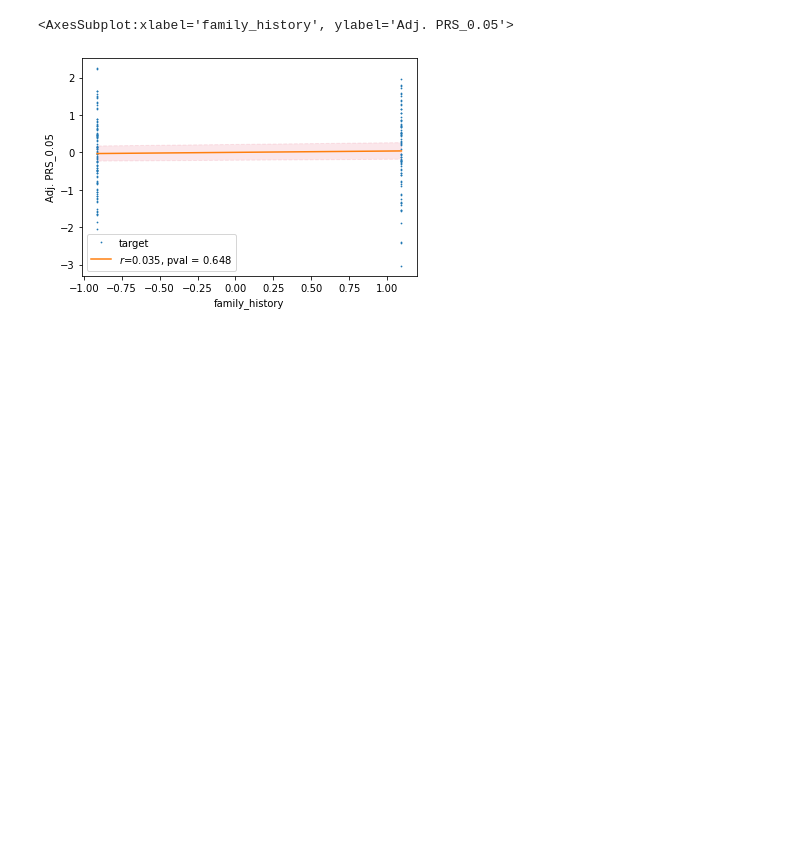
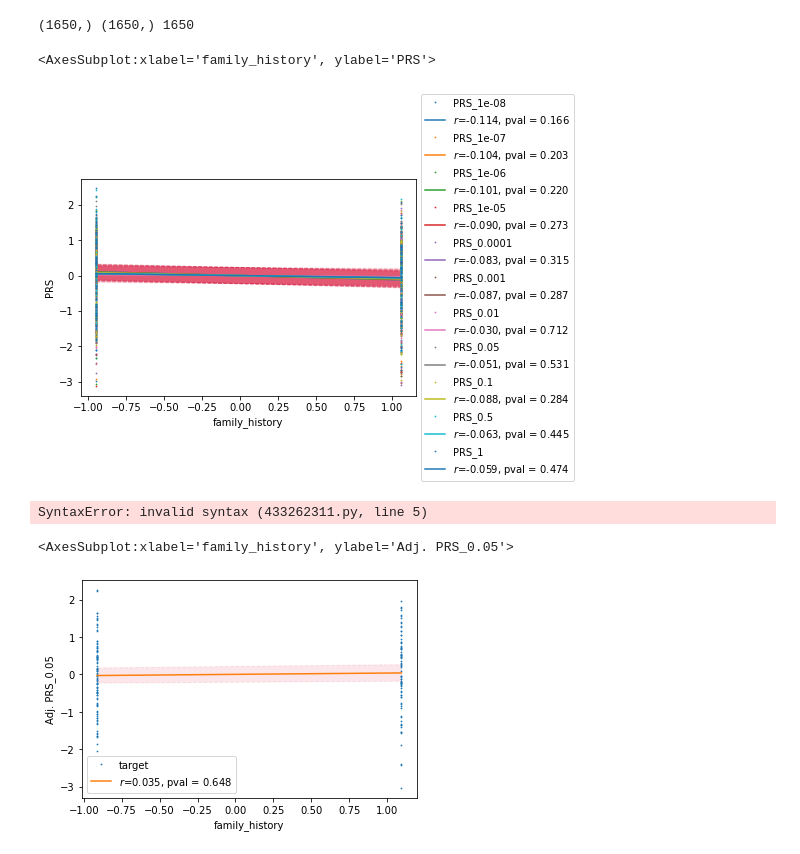
Before and after one commit to lehai-ml/dHCP_genetics, a Jupyter notebook: notebook_results/scz/7_SCZ_outcome_dHCP.ipynb, the cells around one changed output. Cells and saved outputs as stored; diff of their text form; code cells hidden in the pictures; blank space fills up the shorter version.

```diff
--- a/notebook_results/scz/7_SCZ_outcome_dHCP.ipynb
+++ b/notebook_results/scz/7_SCZ_outcome_dHCP.ipynb
@@ -76,3 +76,12 @@ european_volumetric_dataset_term = pd.merge(european_volumetric_dataset_term,dHC
                                            on='ID',how='left')
 mixed_volumetric_dataset_term = pd.merge(mixed_volumetric_dataset_term,dHCP_psychiatry,
                                            on='ID',how='left')
+# %%
+visualisation.simple_plots.Point(x='family_history',
+                                          y=[i for i in european_volumetric_dataset_term.columns if 'PRS' in i],
+                                           ylabel='PRS',
+                                          data=european_volumetric_dataset_term.dropna(subset='family_history'))
+# %% [output]
+(1650,) (1650,) 1650
+<AxesSubplot:xlabel='family_history', ylabel='PRS'>
+[figure, added]
@@ -79,2 +94,10 @@ mixed_volumetric_dataset_term = pd.merge(mixed_volumetric_dataset_term,dHCP_psyc
+# %%
+a=1
+if a==0:
+    print(a)a
+elif a==1:
+    print(a)
+# %% [output]
+SyntaxError: invalid syntax (433262311.py, line 5)
 # %%
 visualisation.simple_plots.plot_Linear_Reg(x='family_history',
```
Also changed, not shown: parts of 4 cells of this notebook.
